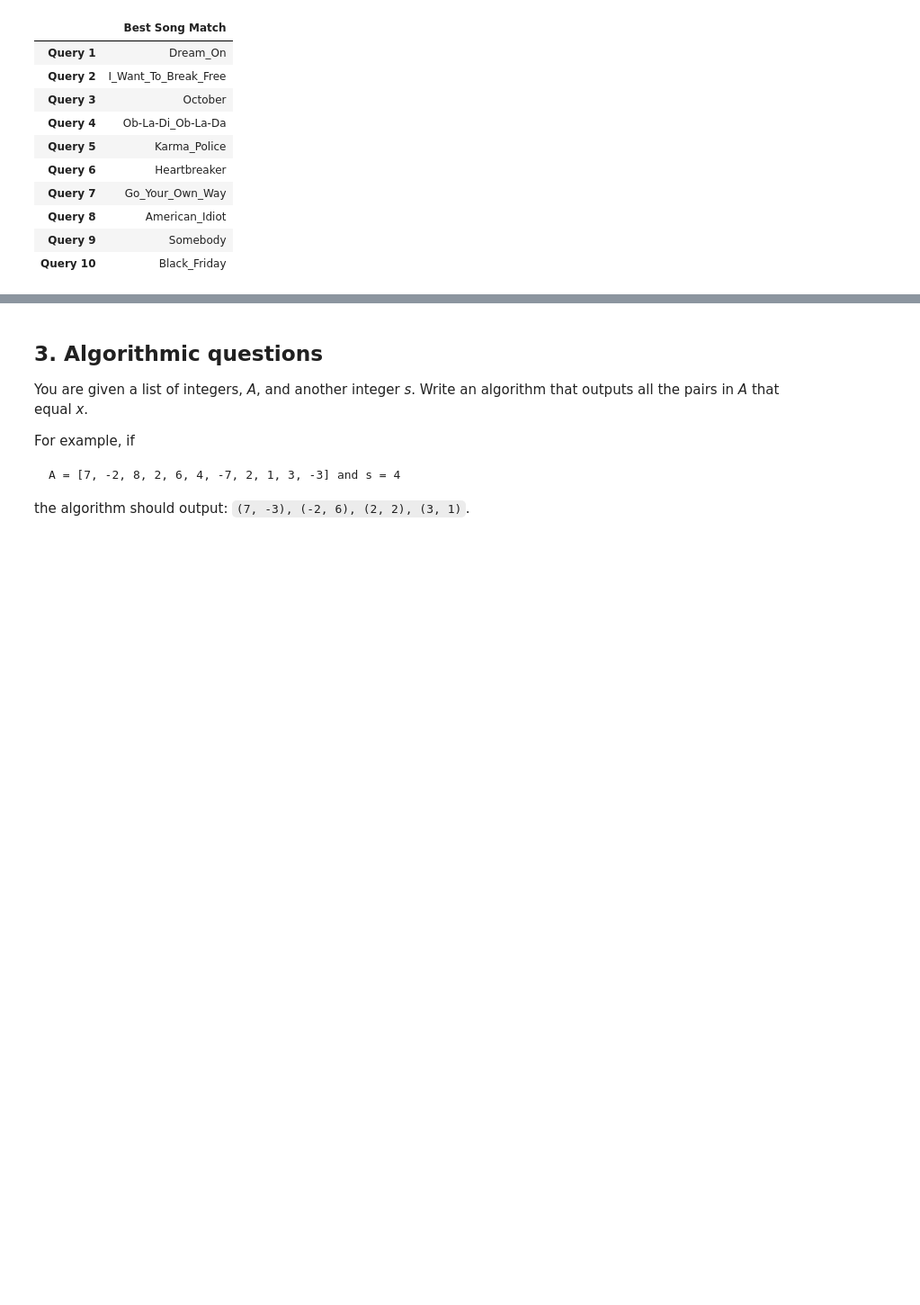
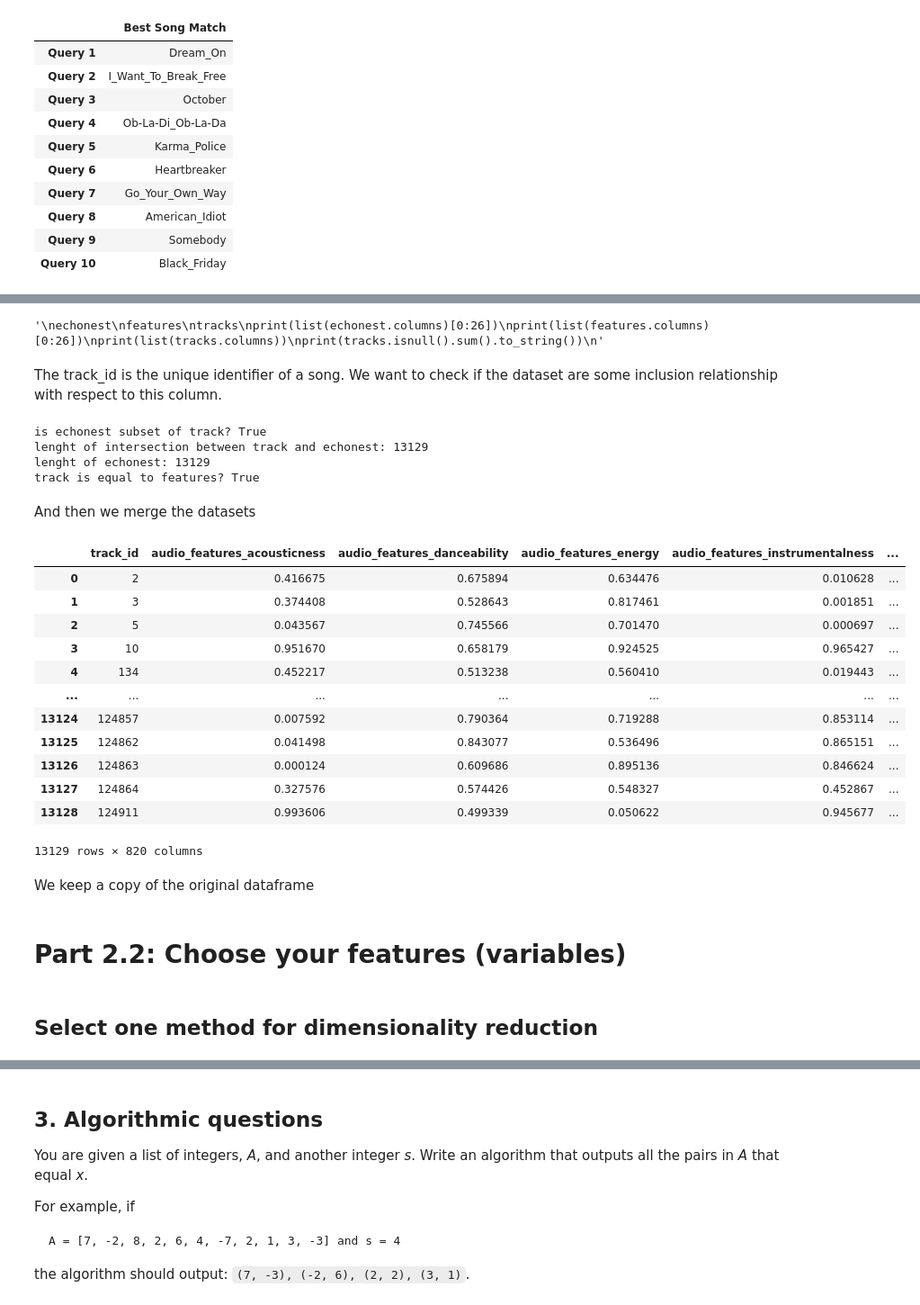
Before and after one commit to PliniLeonardo/ADM_HW4, a Jupyter notebook: homework4.ipynb, the cells around one changed output, grey strips where cells are left out. Shown at 90% size. Drawn from its saved outputs; the diff is of its cells as text; code cells hidden in the pictures; blank space fills up the shorter version.

```diff
--- a/homework4.ipynb
+++ b/homework4.ipynb
@@ -211,0 +221,4 @@ search(query, 20, 5)
+# %%
+echonest = pd.read_csv('data/datasets/echonest.csv')
+features = pd.read_csv('data/datasets/features.csv')
+tracks = pd.read_csv('data/datasets/tracks.csv')
@@ -211,0 +227,14 @@ search(query, 20, 5)
+# %%
+'''
+echonest
+features
+tracks
+print(list(echonest.columns)[0:26])
+print(list(features.columns)[0:26])
+print(list(tracks.columns))
+print(tracks.isnull().sum().to_string())
+'''
+# %% [output]
+'\nechonest\nfeatures\ntracks\nprint(list(echonest.columns)[0:26])\nprint(list(features.columns)[0:26])\nprint(list(tracks.columns))\nprint(tracks.isnull().sum().to_string())\n'
+# %% [markdown]
+The track_id is the unique identifier of a song. We want to check if the dataset are some inclusion relationship with respect to this column.
@@ -211,0 +245,32 @@ search(query, 20, 5)
+# %%
+print('is echonest subset of track?',echonest_set.issubset(track_set))
+print('lenght of intersection between track and echonest:',len(track_set.intersection(echonest_set)))
+print('lenght of echonest:',len(echonest_set))
+print('track is equal to features?',track_set == features_set)
+# %% [output]
+is echonest subset of track? True
+lenght of intersection between track and echonest: 13129
+lenght of echonest: 13129
+track is equal to features? True
+# %% [markdown]
+And then we merge the datasets
+# %%
+temp = pd.merge(echonest, features, on = 'track_id')
+df= pd.merge(temp, tracks, on = 'track_id')
+df
+# %% [output]
+|  | track_id | audio_features_acousticness | audio_features_danceability | audio_features_energy | audio_features_instrumentalness | ... |
+| 0 | 2 | 0.416675 | 0.675894 | 0.634476 | 0.010628 | ... |
+| 1 | 3 | 0.374408 | 0.528643 | 0.817461 | 0.001851 | ... |
+| 2 | 5 | 0.043567 | 0.745566 | 0.701470 | 0.000697 | ... |
+| 3 | 10 | 0.951670 | 0.658179 | 0.924525 | 0.965427 | ... |
+| 4 | 134 | 0.452217 | 0.513238 | 0.560410 | 0.019443 | ... |
+| ... | ... | ... | ... | ... | ... | ... |
+| 13124 | 124857 | 0.007592 | 0.790364 | 0.719288 | 0.853114 | ... |
+| 13125 | 124862 | 0.041498 | 0.843077 | 0.536496 | 0.865151 | ... |
+| 13126 | 124863 | 0.000124 | 0.609686 | 0.895136 | 0.846624 | ... |
+| 13127 | 124864 | 0.327576 | 0.574426 | 0.548327 | 0.452867 | ... |
+| 13128 | 124911 | 0.993606 | 0.499339 | 0.050622 | 0.945677 | ... |
+13129 rows × 820 columns
+# %% [markdown]
+We keep a copy of the original dataframe
@@ -211,0 +279,4 @@ search(query, 20, 5)
+# %% [markdown]
+# Part 2.2: Choose your features (variables)
+# %% [markdown]
+## Select one method for dimensionality reduction
```
Also changed, not shown: parts of 45 cells of this notebook, 7 other files.
